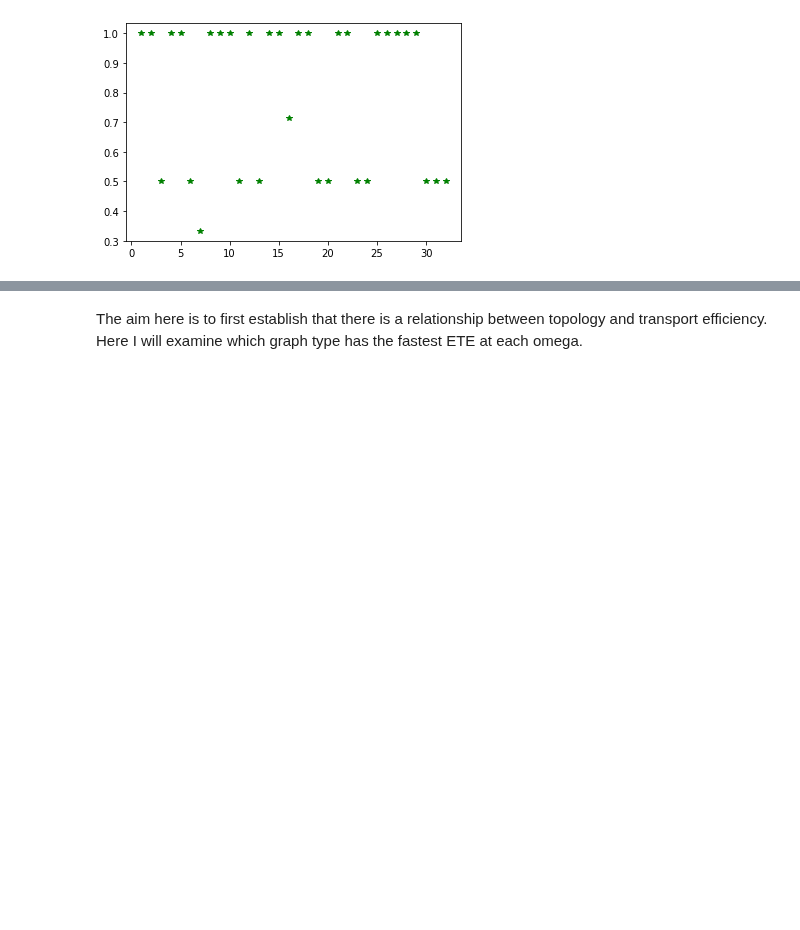
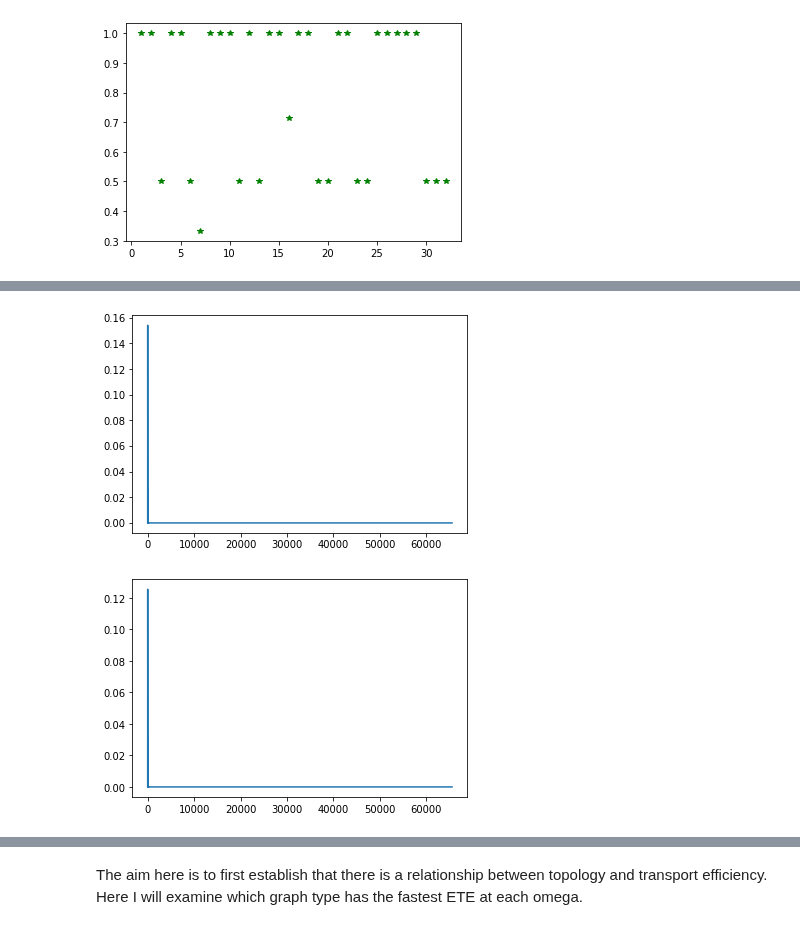
Before and after one commit to Edric-Matwiejew/QSW_MPI, a Jupyter notebook: examples/Application 1/Application_1.ipynb, the cells around one changed output, grey strips where cells are left out. Saved outputs shown, nothing was run; the diff lists cells and outputs as text; code cells hidden in the pictures; blank space fills up the shorter version.

```diff
--- a/examples/Application 1/Application_1.ipynb
+++ b/examples/Application 1/Application_1.ipynb
@@ -47,0 +112,4 @@ To things stand out in these results. Firstly the final arriavl time is highly v
+# %%
+series_32 = File.series('32_0')
+pops_32 = qsw.measure.populations(rho = series)
+node_pairs_32, cohs_32 = qsw.measure.coherences(rho = series)
@@ -47,0 +118,8 @@ To things stand out in these results. Firstly the final arriavl time is highly v
+# %%
+plt.plot([abs(series_32[i][3,2]) for i in range(0,65536)])
+plt.show()
+plt.plot([abs(series_32[i][1,2]) for i in range(0,65536)])
+plt.show()
+# %% [output]
+[figure, added]
+[figure, added]
```
Also changed, not shown: parts of 28 cells of this notebook, 9 other files.
